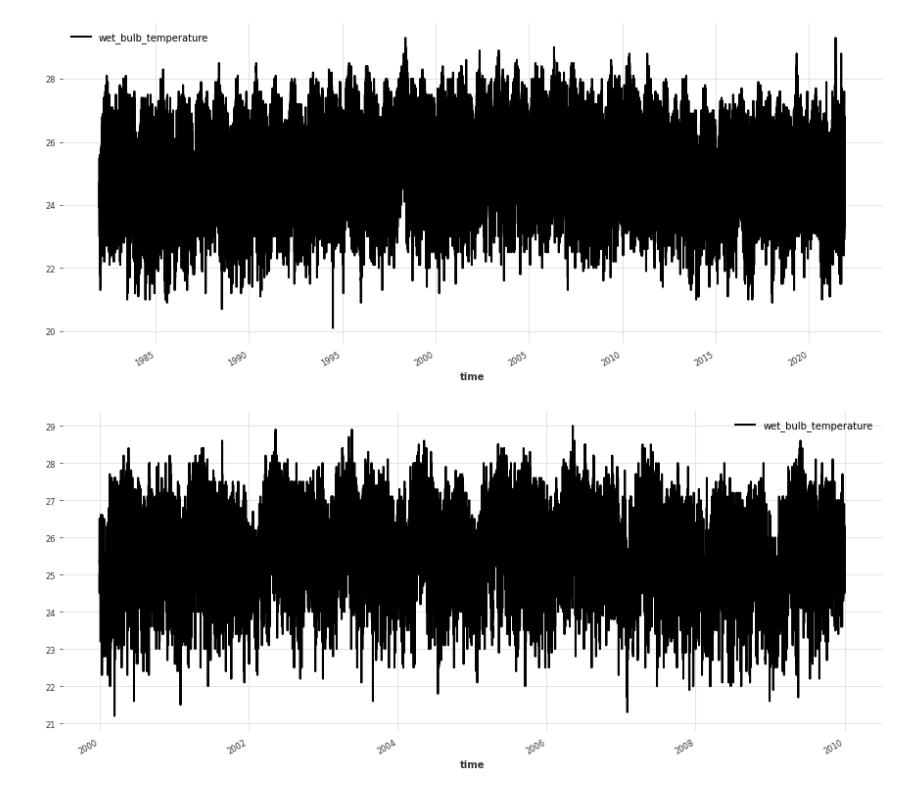
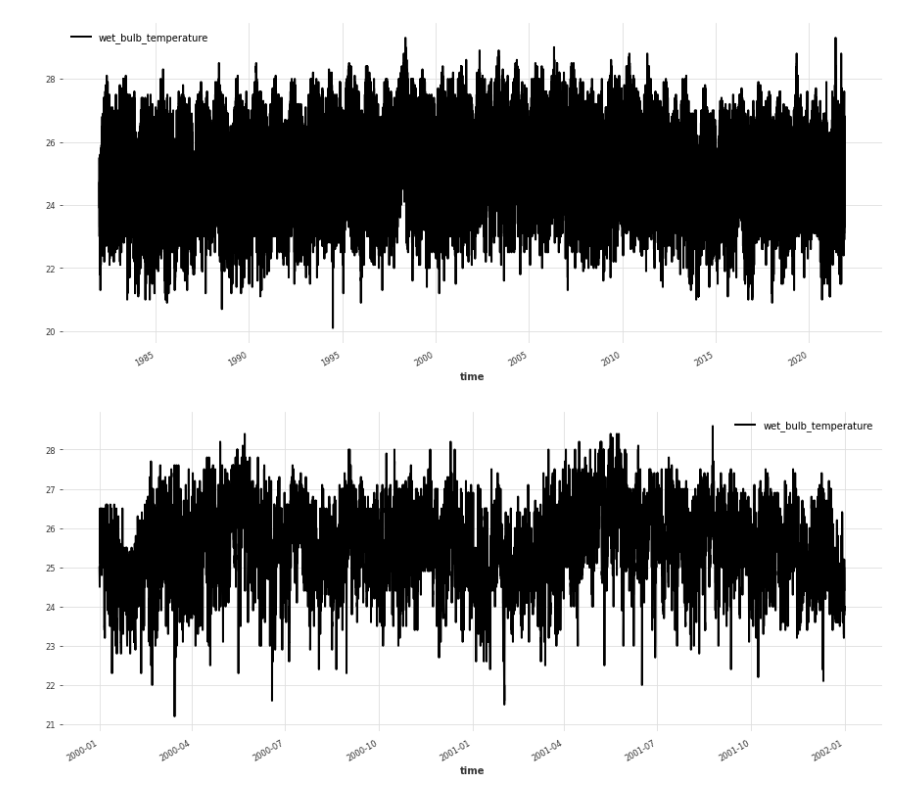
Before and after one commit to siyue-zhang/time-series-forecast-Darts, a Jupyter notebook: benchmark.ipynb, the cells around one changed output. Drawn from its saved outputs; the diff is of its cells as text; code cells hidden in the pictures.

```diff
--- a/benchmark.ipynb
+++ b/benchmark.ipynb
@@ -51,8 +48,8 @@ series.plot()
 [figure]
 # %%
 _,series = series.split_before(pd.Timestamp('20000101'))
-series,_ = series.split_before(pd.Timestamp('20100101'))
+series,_ = series.split_before(pd.Timestamp('20020101'))
 series.plot()
 # %% [output]
-[figure, old version]
+[figure, new version]
 # %%
```
Also changed, not shown: parts of 18 cells of this notebook, 8 other files.
